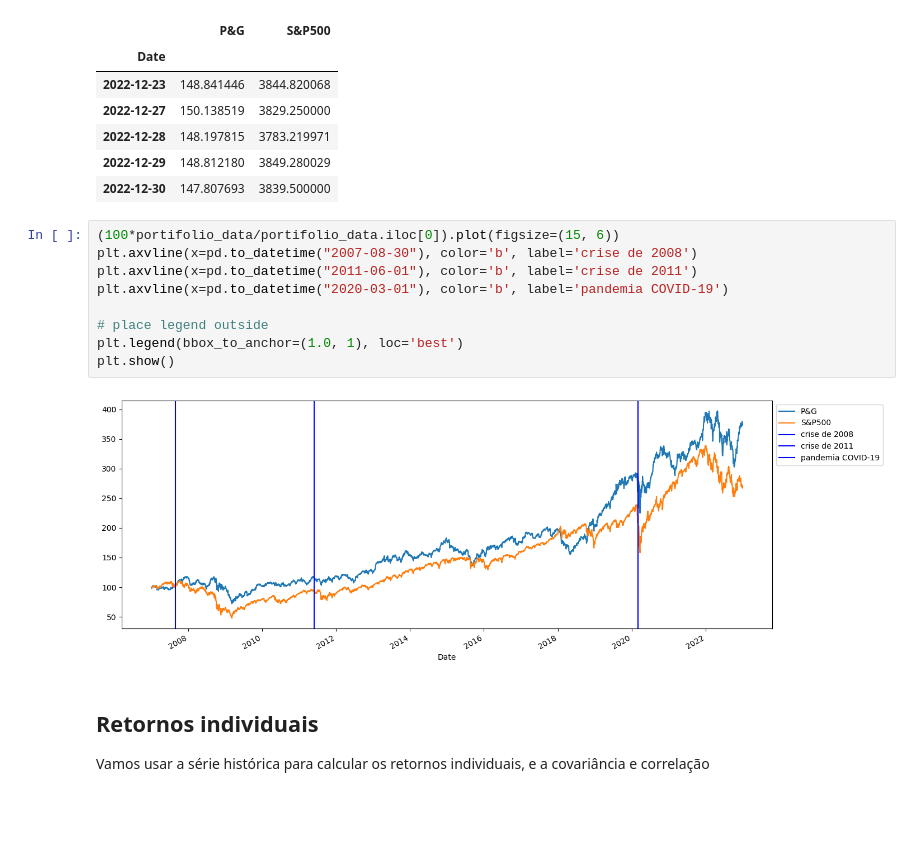
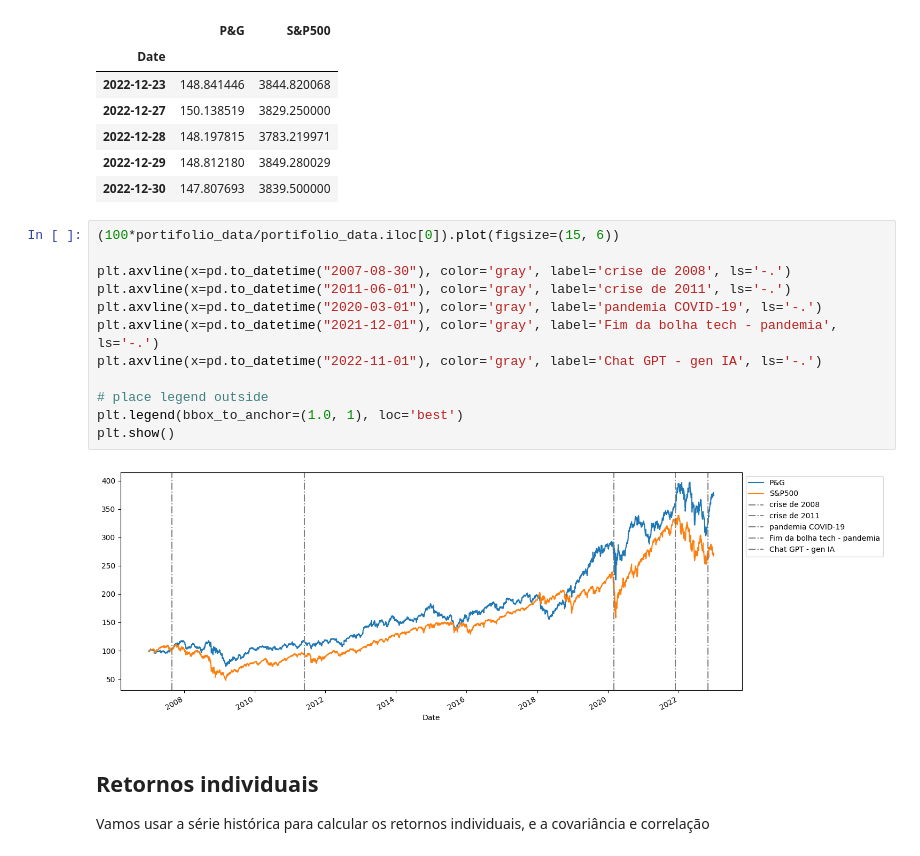
Before and after one commit to CarlenePSF/quantum_computation, a Jupyter notebook: notebooks/financas_e_analise_de_investimentos.ipynb, the cells around one changed output. Saved outputs shown, nothing was run; the diff lists cells and outputs as text; blank space fills up the shorter version.

```diff
--- a/notebooks/financas_e_analise_de_investimentos.ipynb
+++ b/notebooks/financas_e_analise_de_investimentos.ipynb
@@ -725,15 +713,18 @@ portifolio_data.tail()
 | 2022-12-30 | 147.807693 | 3839.500000 |
 # %%
 (100*portifolio_data/portifolio_data.iloc[0]).plot(figsize=(15, 6))
-plt.axvline(x=pd.to_datetime("2007-08-30"), color='b', label='crise de 2008')
-plt.axvline(x=pd.to_datetime("2011-06-01"), color='b', label='crise de 2011')
-plt.axvline(x=pd.to_datetime("2020-03-01"), color='b', label='pandemia COVID-19')
+
+plt.axvline(x=pd.to_datetime("2007-08-30"), color='gray', label='crise de 2008', ls='-.')
+plt.axvline(x=pd.to_datetime("2011-06-01"), color='gray', label='crise de 2011', ls='-.')
+plt.axvline(x=pd.to_datetime("2020-03-01"), color='gray', label='pandemia COVID-19', ls='-.')
+plt.axvline(x=pd.to_datetime("2021-12-01"), color='gray', label='Fim da bolha tech - pandemia', ls='-.')
+plt.axvline(x=pd.to_datetime("2022-11-01"), color='gray', label='Chat GPT - gen IA', ls='-.')
 
 # place legend outside
 plt.legend(bbox_to_anchor=(1.0, 1), loc='best')
 plt.show()
 # %% [output]
-[figure, old version]
+[figure, new version]
 # %% [markdown]
 ## Retornos individuais
 
```
Also changed, not shown: parts of 63 cells of this notebook, 1 other file.
